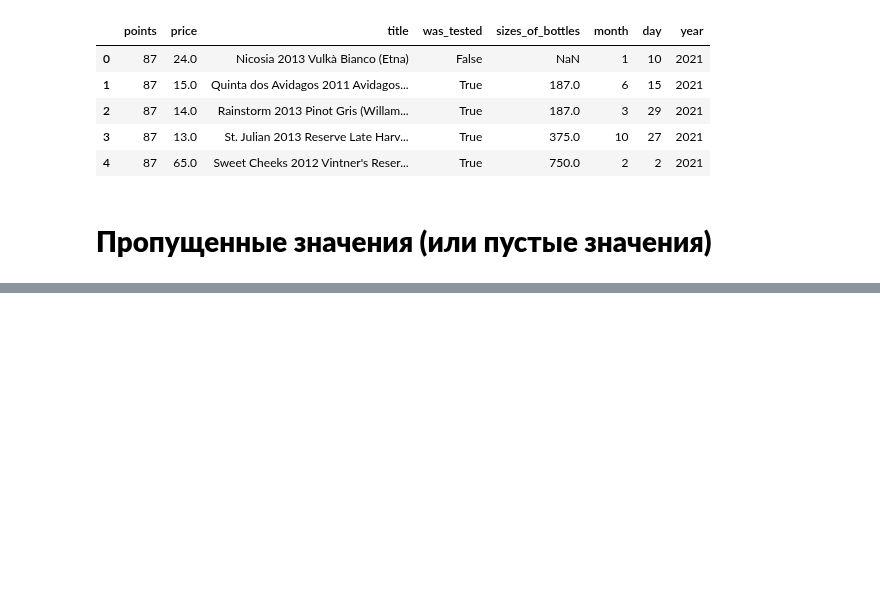
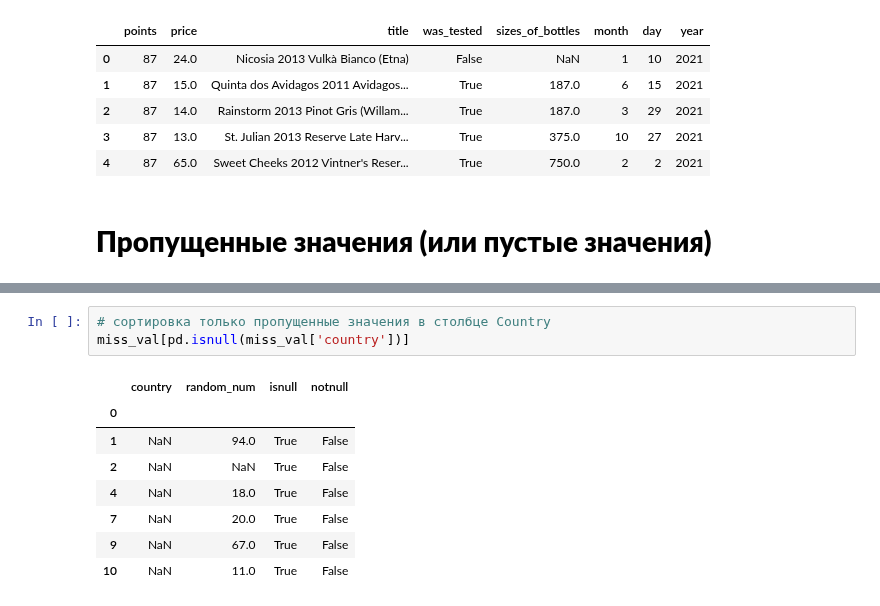
Before and after one commit to sergeymasl/pandas_cource, a Jupyter notebook: Data_Types_and_Missing_Values.ipynb, the cells around one changed output, grey strips where cells are left out. Saved outputs shown, nothing was run; the diff lists cells and outputs as text; blank space fills up the shorter version.

```diff
--- a/Data_Types_and_Missing_Values.ipynb
+++ b/Data_Types_and_Missing_Values.ipynb
@@ -293,0 +348,12 @@ clean_data
+# %%
+# сортировка только пропущенные значения в столбце Country
+miss_val[pd.isnull(miss_val['country'])]
+# %% [output]
+|  | country | random_num | isnull | notnull |
+| 0 |  |  |  |  |
+| 1 | NaN | 94.0 | True | False |
+| 2 | NaN | NaN | True | False |
+| 4 | NaN | 18.0 | True | False |
+| 7 | NaN | 20.0 | True | False |
+| 9 | NaN | 67.0 | True | False |
+| 10 | NaN | 11.0 | True | False |
```
Also changed, not shown: parts of 10 cells of this notebook.
